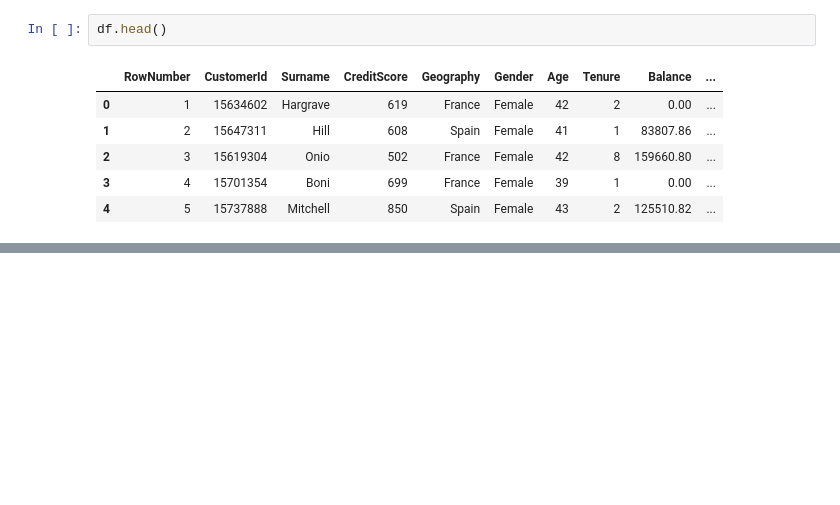
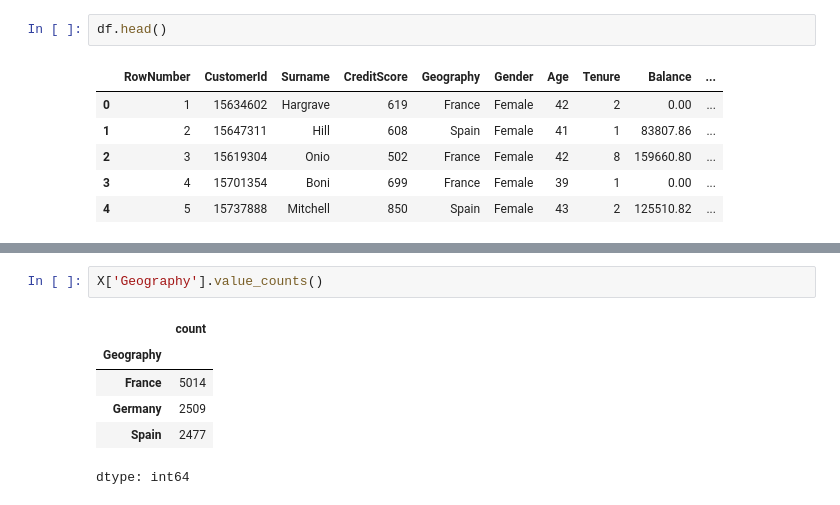
Before and after one commit to GOLISHYAMP/ANN_End_to_End_Project, a Jupyter notebook: ANN_end_to_end_project.ipynb, the cells around one changed output, grey strips where cells are left out. Drawn from its saved outputs; the diff is of its cells as text; blank space fills up the shorter version.

```diff
--- a/ANN_end_to_end_project.ipynb
+++ b/ANN_end_to_end_project.ipynb
@@ -25,0 +51,9 @@ df.head()
+# %%
+X['Geography'].value_counts()
+# %% [output]
+|  | count |
+| Geography |  |
+| France | 5014 |
+| Germany | 2509 |
+| Spain | 2477 |
+dtype: int64
```
Also changed, not shown: parts of 22 cells of this notebook.
